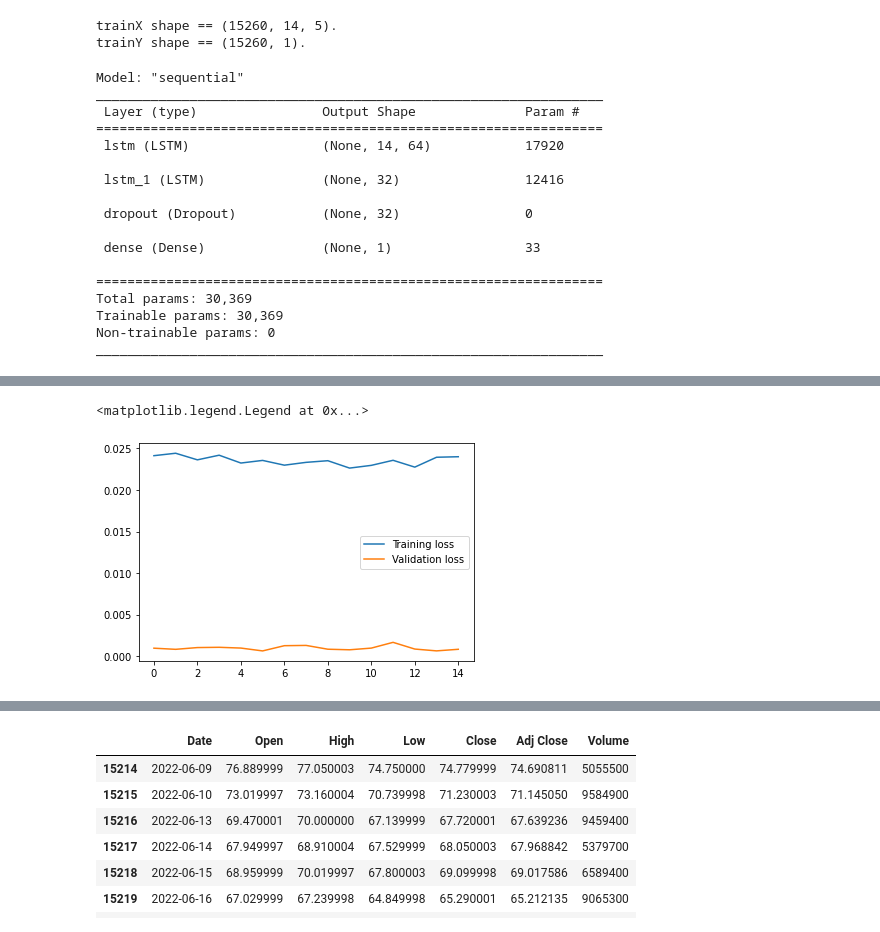
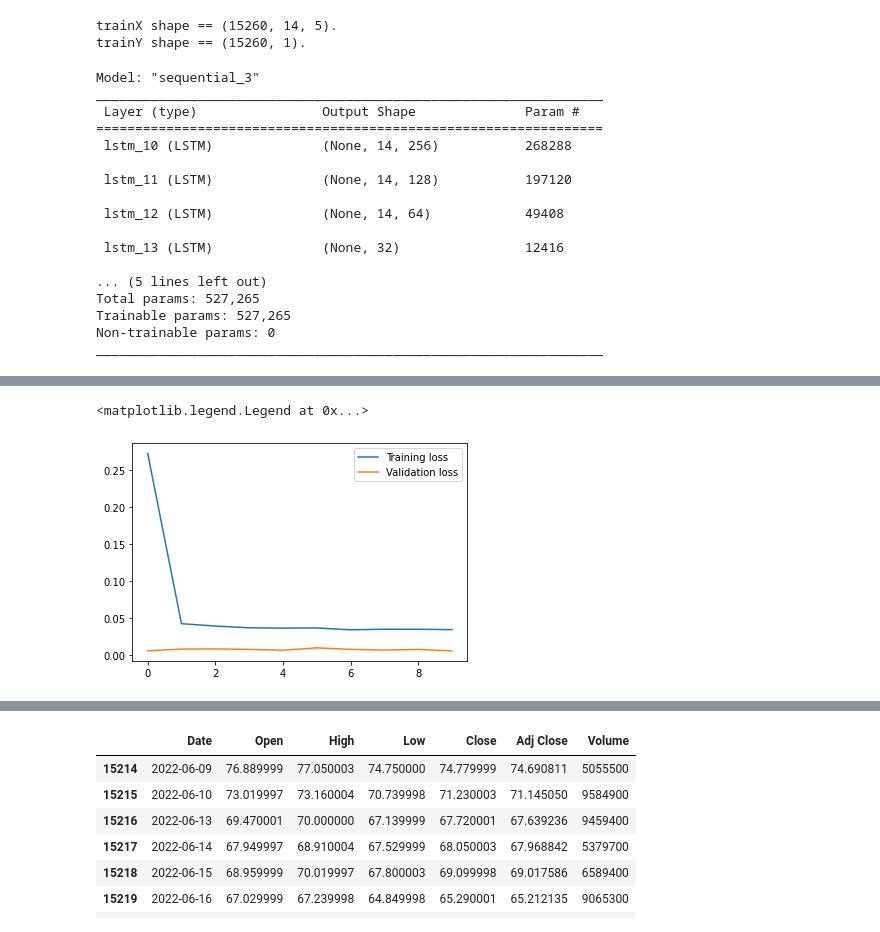
Before and after one commit to kookoowaa/Data_Analysis, a Jupyter notebook: Studies/SKU-level forecasting/Multivariate_timeseries.ipynb, the cells around one changed output, grey strips where cells are left out. Drawn from its saved outputs; the diff is of its cells as text; code cells hidden in the pictures.

```diff
--- a/Studies/SKU-level forecasting/Multivariate_timeseries.ipynb
+++ b/Studies/SKU-level forecasting/Multivariate_timeseries.ipynb
@@ -98,7 +98,9 @@ trainY shape == (15260, 1).
 # define the Autoencoder model
 
 model = Sequential()
-model.add(LSTM(64, activation='relu', input_shape=(trainX.shape[1], trainX.shape[2]), return_sequences=True))
+model.add(LSTM(256, activation='relu', input_shape=(trainX.shape[1], trainX.shape[2]), return_sequences=True, recurrent_dropout=0.2))
+model.add(LSTM(128, activation='relu', return_sequences=True, recurrent_dropout=0.2))
+model.add(LSTM(64, activation='relu', return_sequences=True, recurrent_dropout=0.2))
 model.add(LSTM(32, activation='relu', return_sequences=False))
 model.add(Dropout(0.2))
 model.add(Dense(trainY.shape[1]))
@@ -106,21 +108,21 @@ model.add(Dense(trainY.shape[1]))
 model.compile(optimizer='adam', loss='mse')
 model.summary()
 # %% [output]
-Model: "sequential"
+Model: "sequential_3"
 _________________________________________________________________
  Layer (type)                Output Shape              Param #
 =================================================================
- lstm (LSTM)                 (None, 14, 64)            17920
+ lstm_10 (LSTM)              (None, 14, 256)           268288
 
- lstm_1 (LSTM)               (None, 32)                12416
+ lstm_11 (LSTM)              (None, 14, 128)           197120
 
- dropout (Dropout)           (None, 32)                0
+ lstm_12 (LSTM)              (None, 14, 64)            49408
 
- dense (Dense)               (None, 1)                 33
+ lstm_13 (LSTM)              (None, 32)                12416
 
-=================================================================
-Total params: 30,369
-Trainable params: 30,369
+... (5 lines left out)
+Total params: 527,265
+Trainable params: 527,265
 Non-trainable params: 0
 _________________________________________________________________
 # %%
@@ -128,7 +130,7 @@ from tensorflow.keras.callbacks import EarlyStopping
 early_stop = EarlyStopping(monitor='loss', patience=5, verbose=1)
 # %%
 # fit the model
-history = model.fit(trainX, trainY, epochs=100, batch_size=1000, validation_split=0.1, verbose=1, callbacks=early_stop)
+history = model.fit(trainX, trainY, epochs=10, batch_size=100, validation_split=0.1, verbose=1, callbacks=early_stop)
 
 plt.plot(history.history['loss'], label='Training loss')
 plt.plot(history.history['val_loss'], label='Validation loss')
@@ -154,5 +159,5 @@ Epoch 15: early stopping
 <matplotlib.legend.Legend at 0x...>
-[figure, old version]
+[figure, new version]
 # %%
 #Predicting...
 #Libraries that will help us extract only business days in the US.
```
Also changed, not shown: parts of 8 cells of this notebook.
